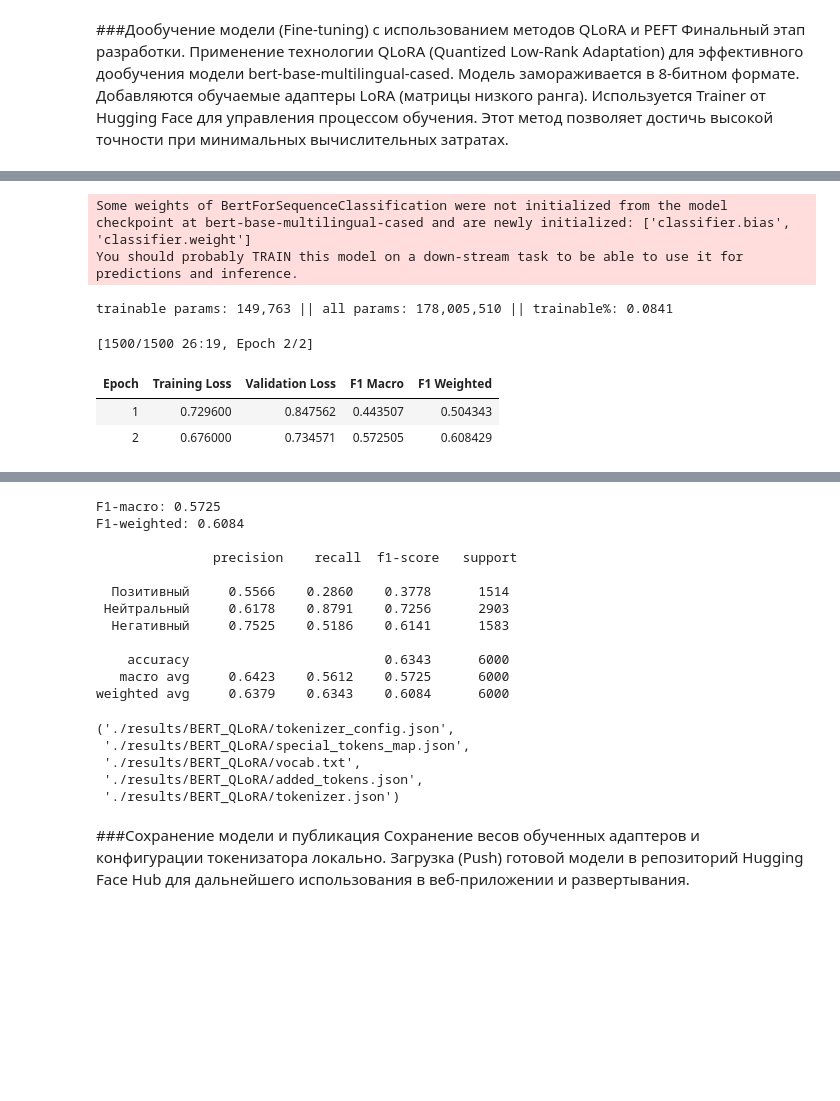
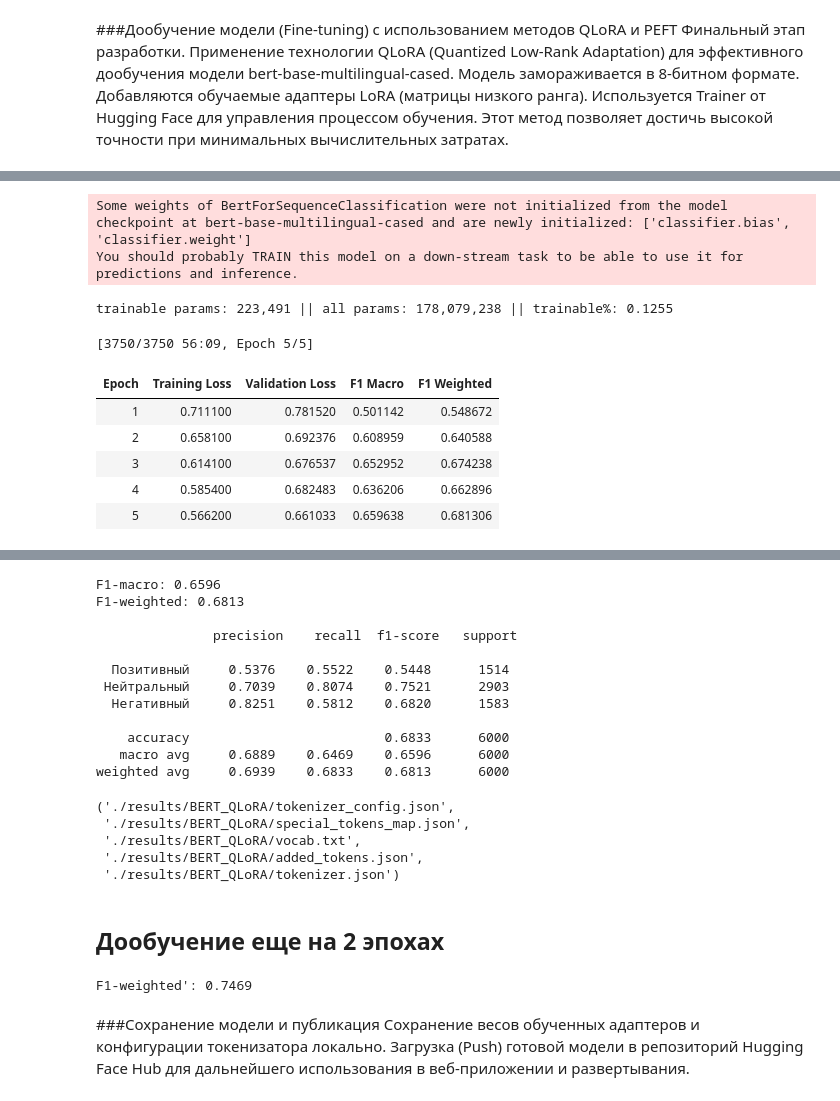
Before and after one commit to PTA70183292/VKR, a Jupyter notebook: notebooks/otchet.ipynb, the cells around one changed output, grey strips where cells are left out. Saved outputs shown, nothing was run; the diff lists cells and outputs as text; code cells hidden in the pictures; blank space fills up the shorter version.

```diff
--- a/notebooks/otchet.ipynb
+++ b/notebooks/otchet.ipynb
@@ -285,7 +283,7 @@ NHEAD = 8
 FFN_HID_DIM = 256
 NUM_LAYERS = 8
 BATCH_SIZE = 32
-EPOCHS = 15
+EPOCHS = 25
 LR = 1e-4
 num_classes = 3
 # %%
@@ -814,13 +806,13 @@ bnb_config = BitsAndBytesConfig(load_in_8bit=True, llm_int8_threshold=6.0)
 model = AutoModelForSequenceClassification.from_pretrained(model_name, num_labels=3, quantization_config=bnb_config, device_map="auto")
 model = prepare_model_for_kbit_training(model)
 
-lora_config = LoraConfig(r=4, lora_alpha=32, target_modules=["query", "value"], lora_dropout=0.05, bias="none", task_type="SEQ_CLS")
+lora_config = LoraConfig(r=6, lora_alpha=32, target_modules=["query", "value"], lora_dropout=0.05, bias="none", task_type="SEQ_CLS")
 model = get_peft_model(model, lora_config)
 model.print_trainable_parameters()
 
 training_args = TrainingArguments(
     output_dir="./results/BERT_QLoRA",
-    num_train_epochs=2,
+    num_train_epochs=5,
     per_device_train_batch_size=8,
     per_device_eval_batch_size=8,
     gradient_accumulation_steps=4,
@@ -844,55 +836,69 @@ predictions = trainer.predict(tokenized_test)
 pred_labels = np.argmax(predictions.predictions, axis=1)
 true_labels = predictions.label_ids
 
 print(f"\nF1-macro: {predictions.metrics['test_f1_macro']:.4f}")
 print(f"F1-weighted: {predictions.metrics['test_f1_weighted']:.4f}")
 print("\n", classification_report(true_labels, pred_labels, target_names=['Позитивный', 'Нейтральный', 'Негативный'], digits=4))
 
 model.save_pretrained("./results/BERT_QLoRA")
 tokenizer.save_pretrained("./results/BERT_QLoRA")
 # %% [output]
 Requirement already satisfied: bitsandbytes in /usr/local/lib/python3.12/dist-packages (0.49.0)
 Requirement already satisfied: torch<3,>=2.3 in /usr/local/lib/python3.12/dist-packages (from bitsandbytes) (2.9.1)
 Requirement already satisfied: numpy>=1.17 in /usr/local/lib/python3.12/dist-packages (from bitsandbytes) (2.0.2)
 Requirement already satisfied: packaging>=20.9 in /usr/local/lib/python3.12/dist-packages (from bitsandbytes) (25.0)
 Requirement already satisfied: filelock in /usr/local/lib/python3.12/dist-packages (from torch<3,>=2.3->bitsandbytes) (3.20.0)
 Requirement already satisfied: typing-extensions>=4.10.0 in /usr/local/lib/python3.12/dist-packages (from torch<3,>=2.3->bitsandbytes) (4.15.0)
 Requirement already satisfied: setuptools in /usr/local/lib/python3.12/dist-packages (from torch<3,>=2.3->bitsandbytes) (75.2.0)
 Requirement already satisfied: sympy>=1.13.3 in /usr/local/lib/python3.12/dist-packages (from torch<3,>=2.3->bitsandbytes) (1.14.0)
 Requirement already satisfied: networkx>=2.5.1 in /usr/local/lib/python3.12/dist-packages (from torch<3,>=2.3->bitsandbytes) (3.6.1)
 Requirement already satisfied: jinja2 in /usr/local/lib/python3.12/dist-packages (from torch<3,>=2.3->bitsandbytes) (3.1.6)
 Requirement already satisfied: fsspec>=0.8.5 in /usr/local/lib/python3.12/dist-packages (from torch<3,>=2.3->bitsandbytes) (2025.3.0)
 Requirement already satisfied: nvidia-cuda-nvrtc-cu12==12.8.93 in /usr/local/lib/python3.12/dist-packages (from torch<3,>=2.3->bitsandbytes) (12.8.93)
 ... (13 lines left out)
 Requirement already satisfied: nvidia-cufile-cu12==1.13.1.3 in /usr/local/lib/python3.12/dist-packages (from torch<3,>=2.3->bitsandbytes) (1.13.1.3)
 Requirement already satisfied: triton==3.5.1 in /usr/local/lib/python3.12/dist-packages (from torch<3,>=2.3->bitsandbytes) (3.5.1)
 Requirement already satisfied: mpmath<1.4,>=1.1.0 in /usr/local/lib/python3.12/dist-packages (from sympy>=1.13.3->torch<3,>=2.3->bitsandbytes) (1.3.0)
 Requirement already satisfied: MarkupSafe>=2.0 in /usr/local/lib/python3.12/dist-packages (from jinja2->torch<3,>=2.3->bitsandbytes) (3.0.3)
 Some weights of BertForSequenceClassification were not initialized from the model checkpoint at bert-base-multilingual-cased and are newly initialized: ['classifier.bias', 'classifier.weight']
 You should probably TRAIN this model on a down-stream task to be able to use it for predictions and inference.
-trainable params: 149,763 || all params: 178,005,510 || trainable%: 0.0841
+trainable params: 223,491 || all params: 178,079,238 || trainable%: 0.1255
-[1500/1500 26:19, Epoch 2/2]
+[3750/3750 56:09, Epoch 5/5]
 | Epoch | Training Loss | Validation Loss | F1 Macro | F1 Weighted |
-| 1 | 0.729600 | 0.847562 | 0.443507 | 0.504343 |
-| 2 | 0.676000 | 0.734571 | 0.572505 | 0.608429 |
+| 1 | 0.711100 | 0.781520 | 0.501142 | 0.548672 |
+| 2 | 0.658100 | 0.692376 | 0.608959 | 0.640588 |
+| 3 | 0.614100 | 0.676537 | 0.652952 | 0.674238 |
+| 4 | 0.585400 | 0.682483 | 0.636206 | 0.662896 |
+| 5 | 0.566200 | 0.661033 | 0.659638 | 0.681306 |
 [interactive output not drawn]
-F1-macro: 0.5725
-F1-weighted: 0.6084
+F1-macro: 0.6596
+F1-weighted: 0.6813
 
                precision    recall  f1-score   support
 
-  Позитивный     0.5566    0.2860    0.3778      1514
- Нейтральный     0.6178    0.8791    0.7256      2903
-  Негативный     0.7525    0.5186    0.6141      1583
+  Позитивный     0.5376    0.5522    0.5448      1514
+ Нейтральный     0.7039    0.8074    0.7521      2903
+  Негативный     0.8251    0.5812    0.6820      1583
 
-    accuracy                         0.6343      6000
-   macro avg     0.6423    0.5612    0.5725      6000
-weighted avg     0.6379    0.6343    0.6084      6000
+    accuracy                         0.6833      6000
+   macro avg     0.6889    0.6469    0.6596      6000
+weighted avg     0.6939    0.6833    0.6813      6000
 ('./results/BERT_QLoRA/tokenizer_config.json',
  './results/BERT_QLoRA/special_tokens_map.json',
  './results/BERT_QLoRA/vocab.txt',
  './results/BERT_QLoRA/added_tokens.json',
  './results/BERT_QLoRA/tokenizer.json')
+# %% [markdown]
+## **Дообучение еще на 2 эпохах**
+# %%
+training_args.num_train_epochs = 2
+trainer = Trainer(model=model, args=training_args, train_dataset=tokenized_train, eval_dataset=tokenized_test, compute_metrics=compute_metrics)
+trainer.train()
+
+f1_neutral = f1_score(true_labels, pred_labels, labels=[1], average=None)[0]
+print(f"F1-weighted: {predictions.metrics['test_f1_weighted']:.4f}")
+# %% [output]
+F1-weighted': 0.7469
 # %% [markdown]
 ###Сохранение модели и публикация
 Сохранение весов обученных адаптеров и конфигурации токенизатора локально. Загрузка (Push) готовой модели в репозиторий Hugging Face Hub для дальнейшего использования в веб-приложении и развертывания.
```
Also changed, not shown: parts of 6 cells of this notebook.
